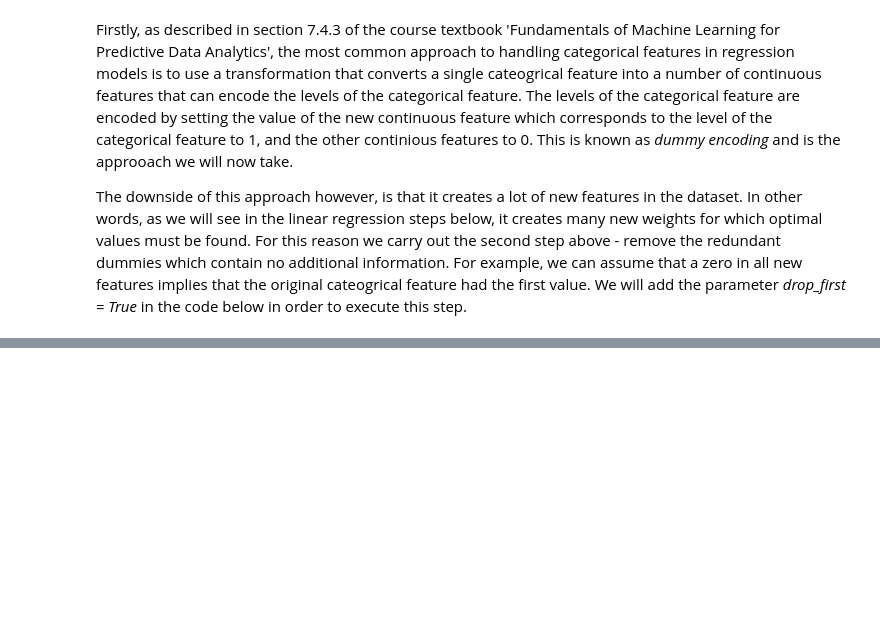
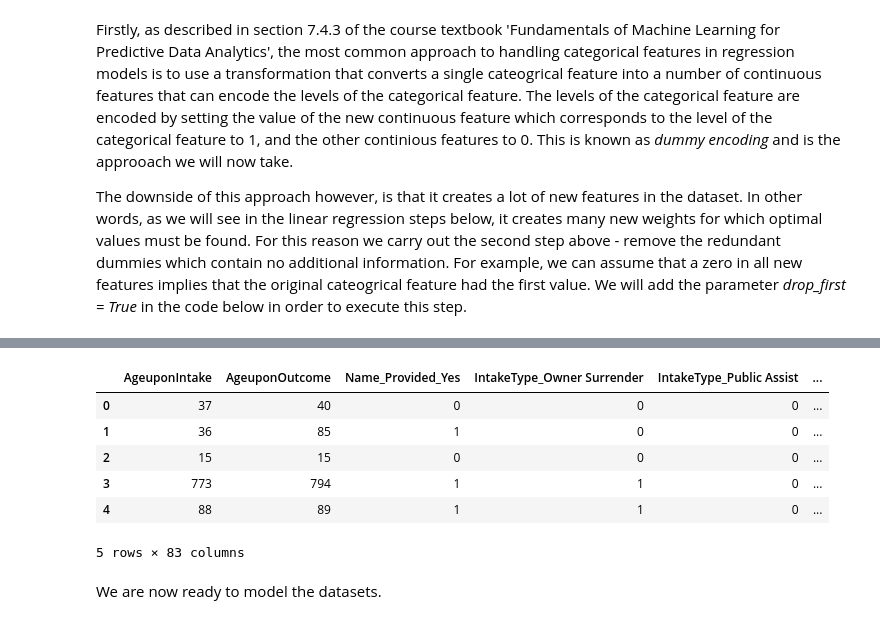
Before and after one commit to hbarrett100/Comp47350-data-analytics, a Jupyter notebook: Assignment2 - Predictive Modelling/homework2.ipynb, the cells around one changed output, grey strips where cells are left out. Drawn from its saved outputs; the diff is of its cells as text; code cells hidden in the pictures; blank space fills up the shorter version.

```diff
--- a/Assignment2 - Predictive Modelling/homework2.ipynb
+++ b/Assignment2 - Predictive Modelling/homework2.ipynb
@@ -560,0 +636,15 @@ Length: 98, dtype: object
+# %%
+# y = pd.DataFrame(df["binary_outcome"])
+y = df_version1.binary_outcome
+X = df_version1.drop(["binary_outcome"],1)
+# %%
+# Split the dataset into two datasets: 70% training and 30% test
+X_train, X_test, y_train, y_test = train_test_split(X, y, test_size=0.3,random_state=1, stratify=y)
+
+print("original range is: ",df_version1.shape[0])
+print("training range (70%):\t rows 0 to", round(X_train.shape[0]))
+print("test range (30%): \t rows", round(X_train.shape[0]), "to", round(X_train.shape[0]) + X_test.shape[0])
+
+print("\nTarget feature ShoeSponsor total dataset counts:\n\n", y.value_counts())
+print("\nTraining data ShoeSponsor counts:\n", y_train.value_counts())
+print("\nTest data ShoeSponsor counts:\n", y_test.value_counts())
@@ -560,0 +700,17 @@ Length: 98, dtype: object
+# %%
+# need to reset the index to allow contatenation with predicted values otherwise not joining on same index...
+X_train.reset_index(drop=True, inplace=True)
+y_train.reset_index(drop=True, inplace=True)
+X_test.reset_index(drop=True, inplace=True)
+y_test.reset_index(drop=True, inplace=True)
+X_train.head(5)
+# %% [output]
+|  | AgeuponIntake | AgeuponOutcome | Name_Provided_Yes | IntakeType_Owner Surrender | IntakeType_Public Assist | ... |
+| 0 | 37 | 40 | 0 | 0 | 0 | ... |
+| 1 | 36 | 85 | 1 | 0 | 0 | ... |
+| 2 | 15 | 15 | 0 | 0 | 0 | ... |
+| 3 | 773 | 794 | 1 | 1 | 0 | ... |
+| 4 | 88 | 89 | 1 | 1 | 0 | ... |
+5 rows × 83 columns
+# %% [markdown]
+We are now ready to model the datasets.
```
Also changed, not shown: parts of 30 cells of this notebook.
